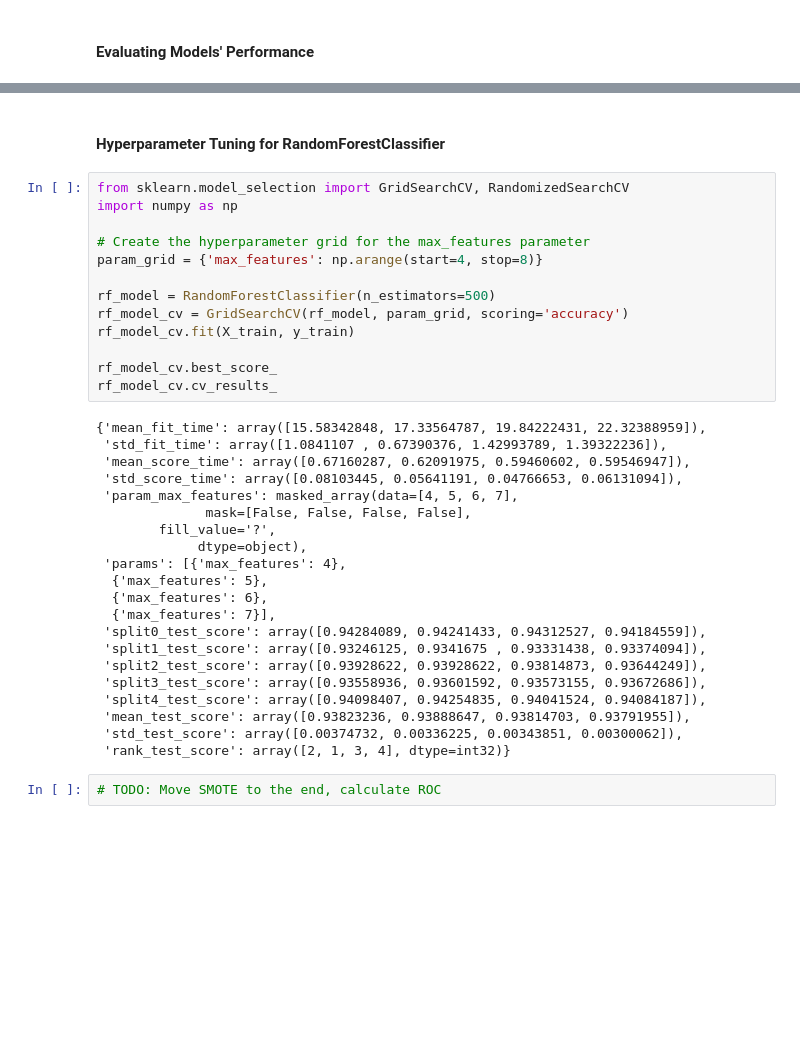
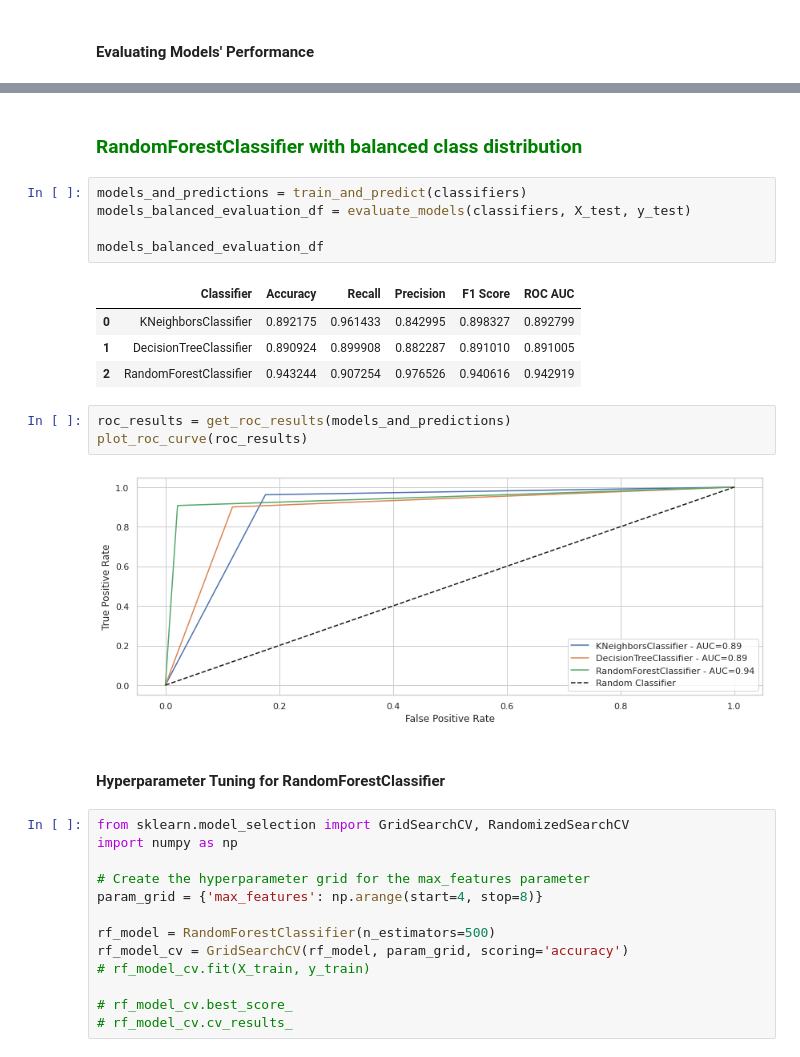
Before and after one commit to valkiss024/credit-risk-analysis, a Jupyter notebook: Credit Analysis.ipynb, the cells around one changed output, grey strips where cells are left out. Saved outputs shown, nothing was run; the diff lists cells and outputs as text; blank space fills up the shorter version.

```diff
--- a/Credit Analysis.ipynb
+++ b/Credit Analysis.ipynb
@@ -944,3 +913,20 @@ plot_roc_curve(roc_results)
+# %% [markdown]
+### <font color='green'>RandomForestClassifier with balanced class distribution</font>
+# %%
+models_and_predictions = train_and_predict(classifiers)
+models_balanced_evaluation_df = evaluate_models(classifiers, X_test, y_test)
+
+models_balanced_evaluation_df
+# %% [output]
+|  | Classifier | Accuracy | Recall | Precision | F1 Score | ROC AUC |
+| 0 | KNeighborsClassifier | 0.892175 | 0.961433 | 0.842995 | 0.898327 | 0.892799 |
+| 1 | DecisionTreeClassifier | 0.890924 | 0.899908 | 0.882287 | 0.891010 | 0.891005 |
+| 2 | RandomForestClassifier | 0.943244 | 0.907254 | 0.976526 | 0.940616 | 0.942919 |
+# %%
+roc_results = get_roc_results(models_and_predictions)
+plot_roc_curve(roc_results)
+# %% [output]
+[figure, added]
 # %% [markdown]
 #### Hyperparameter Tuning for RandomForestClassifier
 # %%
@@ -952,30 +938,7 @@ param_grid = {'max_features': np.arange(start=4, stop=8)}
 
 rf_model = RandomForestClassifier(n_estimators=500)
 rf_model_cv = GridSearchCV(rf_model, param_grid, scoring='accuracy')
-rf_model_cv.fit(X_train, y_train)
+# rf_model_cv.fit(X_train, y_train)
 
-rf_model_cv.best_score_
-rf_model_cv.cv_results_
+# rf_model_cv.best_score_
+# rf_model_cv.cv_results_
-# %% [output]
-{'mean_fit_time': array([15.58342848, 17.33564787, 19.84222431, 22.32388959]),
- 'std_fit_time': array([1.0841107 , 0.67390376, 1.42993789, 1.39322236]),
- 'mean_score_time': array([0.67160287, 0.62091975, 0.59460602, 0.59546947]),
- 'std_score_time': array([0.08103445, 0.05641191, 0.04766653, 0.06131094]),
- 'param_max_features': masked_array(data=[4, 5, 6, 7],
-              mask=[False, False, False, False],
-        fill_value='?',
-             dtype=object),
- 'params': [{'max_features': 4},
-  {'max_features': 5},
-  {'max_features': 6},
-  {'max_features': 7}],
- 'split0_test_score': array([0.94284089, 0.94241433, 0.94312527, 0.94184559]),
- 'split1_test_score': array([0.93246125, 0.9341675 , 0.93331438, 0.93374094]),
- 'split2_test_score': array([0.93928622, 0.93928622, 0.93814873, 0.93644249]),
- 'split3_test_score': array([0.93558936, 0.93601592, 0.93573155, 0.93672686]),
- 'split4_test_score': array([0.94098407, 0.94254835, 0.94041524, 0.94084187]),
- 'mean_test_score': array([0.93823236, 0.93888647, 0.93814703, 0.93791955]),
- 'std_test_score': array([0.00374732, 0.00336225, 0.00343851, 0.00300062]),
- 'rank_test_score': array([2, 1, 3, 4], dtype=int32)}
-# %%
-# TODO: Move SMOTE to the end, calculate ROC
```
Also changed, not shown: parts of 44 cells of this notebook.
